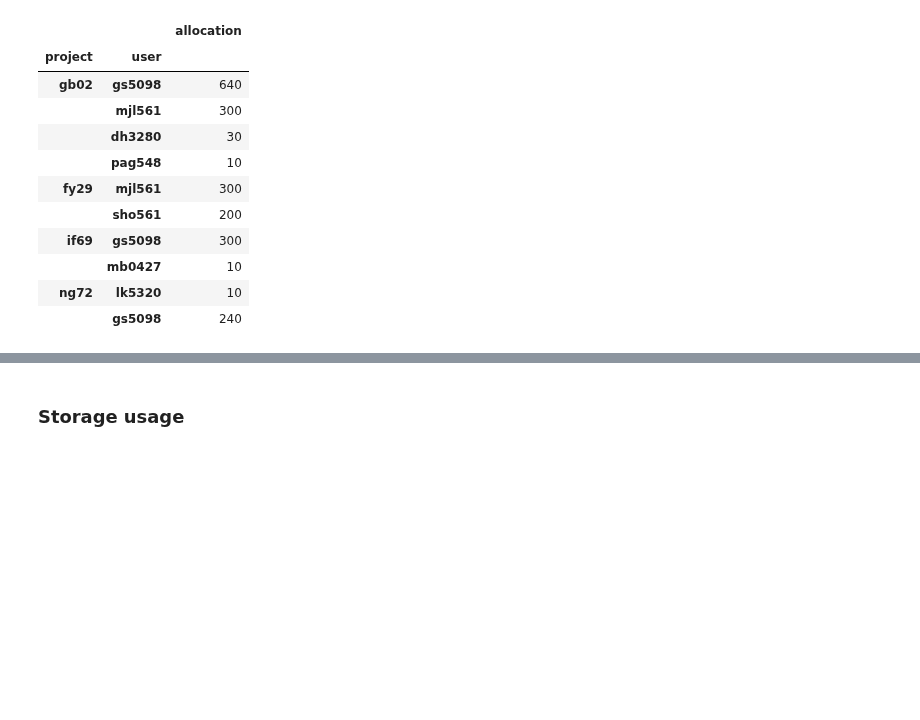
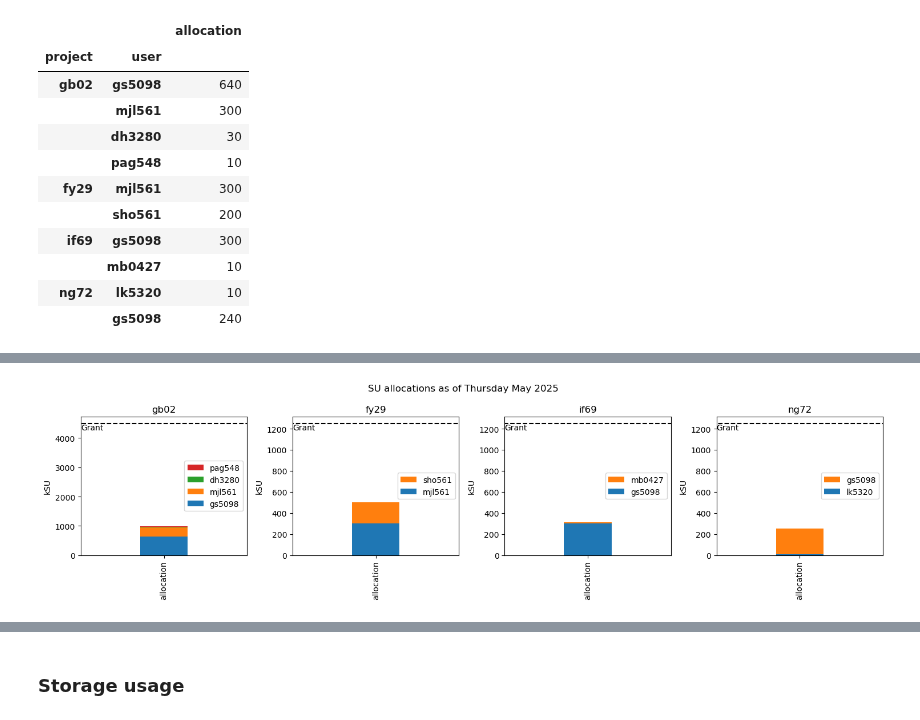
Before and after one commit to 21centuryweather/nci_resource_tools, a Jupyter notebook: notebooks/dashboard.ipynb, the cells around one changed output, grey strips where cells are left out. Saved outputs shown, nothing was run; the diff lists cells and outputs as text; code cells hidden in the pictures; blank space fills up the shorter version.

```diff
--- a/notebooks/dashboard.ipynb
+++ b/notebooks/dashboard.ipynb
@@ -122,4 +122,24 @@ for i,project in enumerate(grant_dict.keys()):
 [figure]
+# %%
+# Plot kSUs for every project
+fig,axes = plt.subplots(1,len(grant_dict),figsize=(15,4))
+
+USER_NAMES = 5  #Plot the top five usernames of SU usage
+
+for i,project in enumerate(grant_dict.keys()):
+
+    allocation_df.xs(project,level='project').T.plot.bar(stacked=True,ax=axes[i],width=0.2)
+    patches, labels = axes[i].get_legend_handles_labels()
+    axes[i].legend(handles=patches[-USER_NAMES:][::-1],labels=labels[-USER_NAMES:][::-1],loc=7)
+    axes[i].hlines(grant_dict[project],-5,5,linestyles='dashed',color='black')
+    axes[i].annotate('Grant',(-0.35,0.95*grant_dict[project]))
+    axes[i].yaxis.set_label_text('kSU')
+    axes[i].set_title(project)
+
+fig.suptitle(f"SU allocations as of {dt.datetime.today().strftime('%A %B %Y')}")
+plt.tight_layout()
+# %% [output]
+[figure, added]
 # %%
 # Plot kSUs for every project
 fig,axes = plt.subplots(1,len(grant_dict),figsize=(15,4))
```
Also changed, not shown: parts of 4 cells of this notebook, 1 other file.
